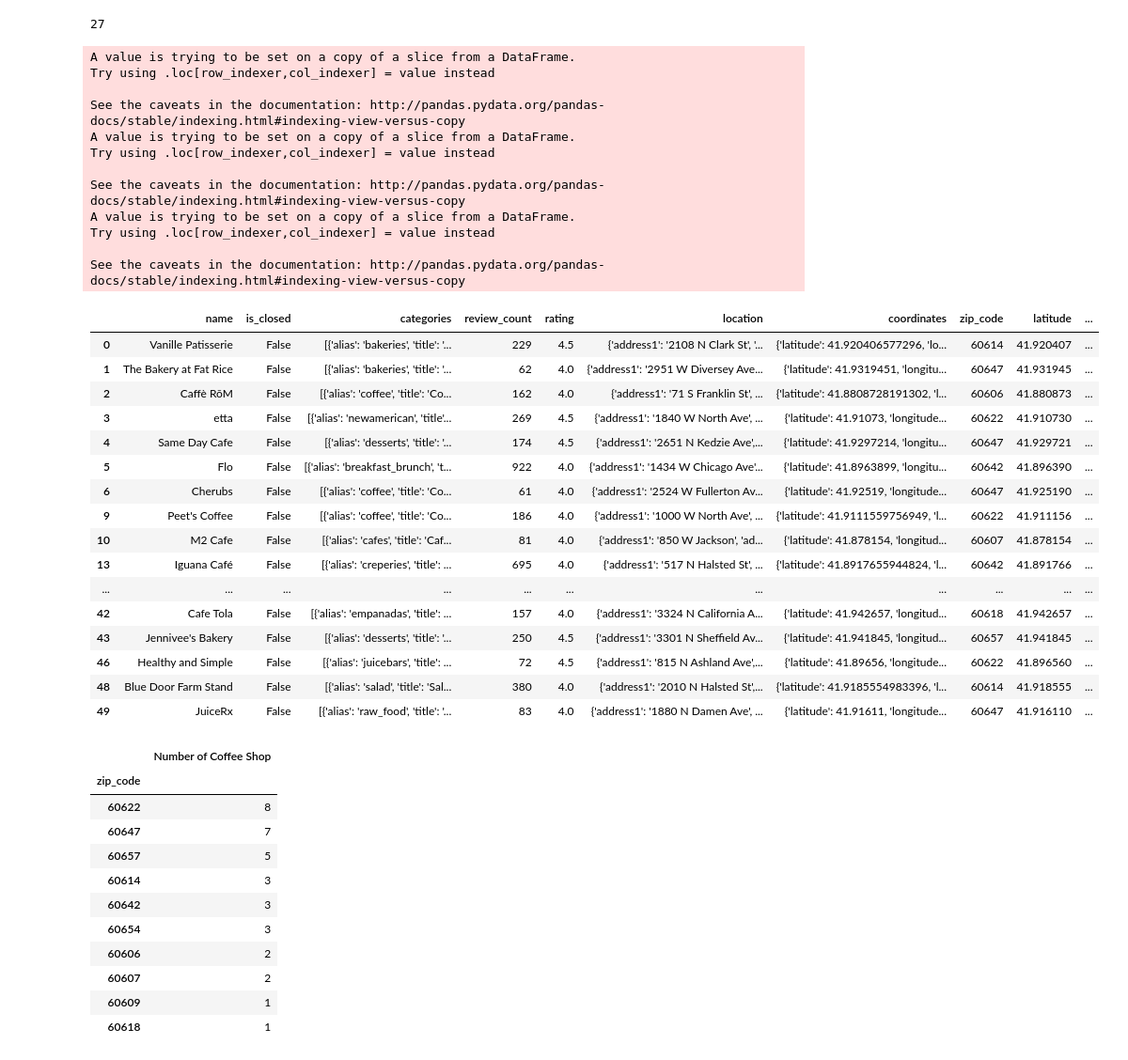
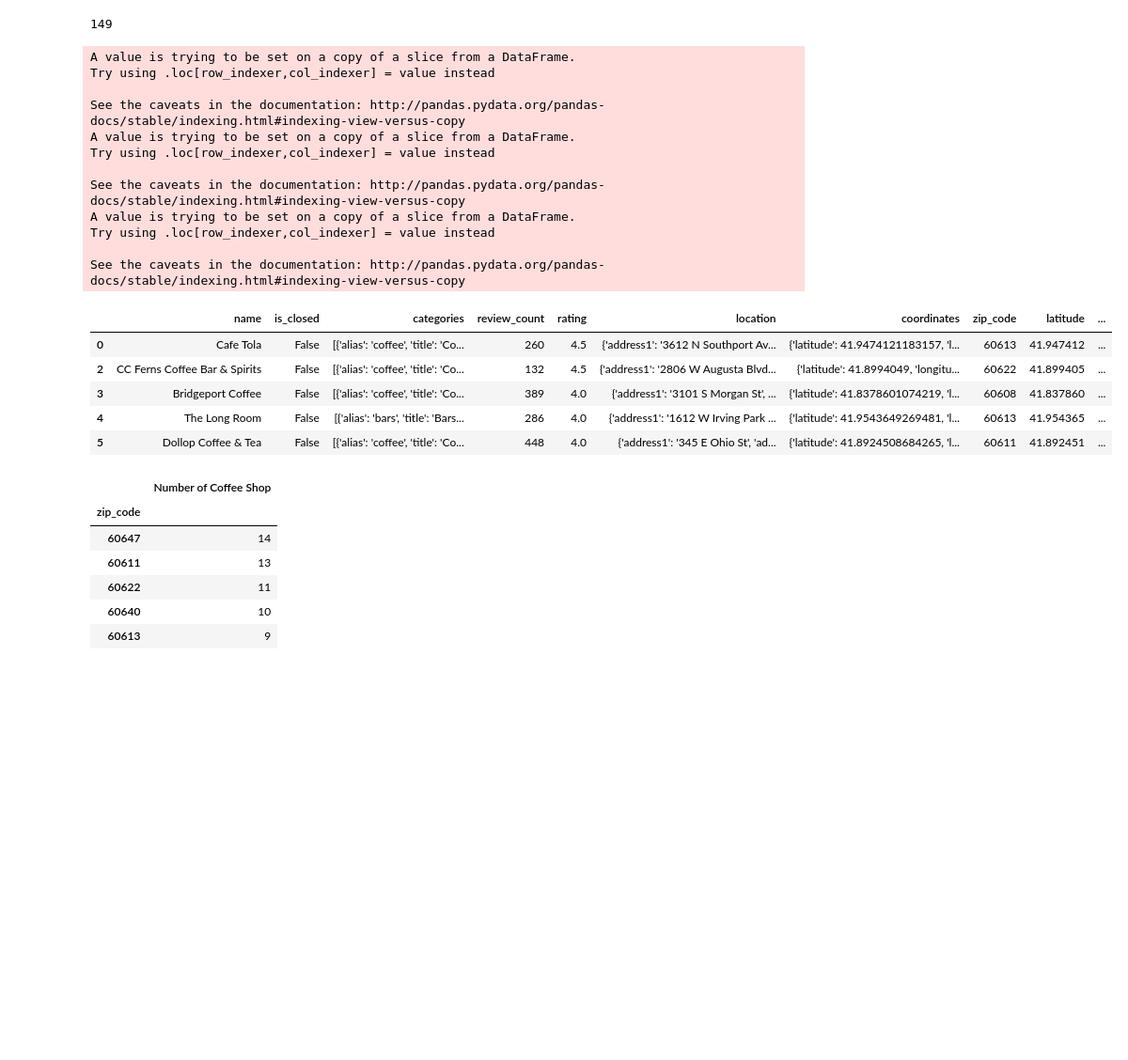
Before and after one commit to prathyushachalla/FindMyCoffeewithGIS, a Jupyter notebook: Xuan_testing-Copy1_KB.ipynb, the cells around one changed output. Shown: that part at 94% size. Saved outputs shown, nothing was run; the diff lists cells and outputs as text; code cells hidden in the pictures; blank space fills up the shorter version.

Commit message:
API large data size 1000

```diff
--- a/Xuan_testing-Copy1_KB.ipynb
+++ b/Xuan_testing-Copy1_KB.ipynb
@@ -49,7 +49,7 @@ if __name__ == "__main__":
 # parsing the JSON.
             else:
                 df2 = pd.DataFrame.from_dict(output_json['businesses'])
-                business_data = df_first.append(df2)
+                business_data = business_data.append(df2)
 # The conditional statement above is so that I can append my results into a single dataframe, to
 # save into a single csv document.
         except AttributeError:
@@ -164,68 +141,55 @@ fig1
 # %% [output]
 [interactive output not drawn]
 # %%
-#
-#Give a requirement on how to define a good coffee shop
-great_coffee_shop = good_coffee_df.loc[(good_coffee_df["review_count"]>50) &
-                                       ( good_coffee_df["rating"] >=4.0)]
+### Pick up coffee shop with better rate and enough reviews number ###
+great_coffee_shop = good_coffee_df.loc[(good_coffee_df["review_count"] > 50) &
+                                       ( good_coffee_df["rating"] >= 4.0)]
 
-#How many coffee shops we have
-num_coffee_shop = great_coffee_shop['name'].count()
-num_coffee_shop
+num_great_coffee_shop = great_coffee_shop['name'].count()
+num_great_coffee_shop
 # %% [output]
-27
+149
 # %%
-zip_list = []
-lat_list = []
-lng_list = []
+zip_list_great_coffee_shop = []
+lat_list_great_coffee_shop = []
+lng_list_great_coffee_shop = []
 
-for i in range(0, num_coffee_shop):
+for i in range(0, num_great_coffee_shop):
 
     temp_zip = great_coffee_shop["location"].iloc[i]["zip_code"]
-    zip_list.append(temp_zip)
+    zip_list_great_coffee_shop.append(temp_zip)
 
     temp_lat = great_coffee_shop["coordinates"].iloc[i]["latitude"]
-    lat_list.append(temp_lat)
+    lat_list_great_coffee_shop.append(temp_lat)
 
     temp_lng = great_coffee_shop["coordinates"].iloc[i]["longitude"]
-    lng_list.append(temp_lng)
+    lng_list_great_coffee_shop.append(temp_lng)
 
 #Re-organize the dataframe
-great_coffee_shop['zip_code'] = zip_list
-great_coffee_shop['latitude'] = lat_list
-great_coffee_shop['longitude'] = lng_list
+great_coffee_shop['zip_code'] = zip_list_great_coffee_shop
+great_coffee_shop['latitude'] = lat_list_great_coffee_shop
+great_coffee_shop['longitude'] = lng_list_great_coffee_shop
 
-great_coffee_shop
+great_coffee_shop.head()
 # %% [output]
 A value is trying to be set on a copy of a slice from a DataFrame.
 Try using .loc[row_indexer,col_indexer] = value instead
 
 See the caveats in the documentation: http://pandas.pydata.org/pandas-docs/stable/indexing.html#indexing-view-versus-copy
 A value is trying to be set on a copy of a slice from a DataFrame.
 Try using .loc[row_indexer,col_indexer] = value instead
 
 See the caveats in the documentation: http://pandas.pydata.org/pandas-docs/stable/indexing.html#indexing-view-versus-copy
 A value is trying to be set on a copy of a slice from a DataFrame.
 Try using .loc[row_indexer,col_indexer] = value instead
 
 See the caveats in the documentation: http://pandas.pydata.org/pandas-docs/stable/indexing.html#indexing-view-versus-copy
 |  | name | is_closed | categories | review_count | rating | location | coordinates | zip_code | latitude | ... |
-| 0 | Vanille Patisserie | False | [{'alias': 'bakeries', 'title': '... | 229 | 4.5 | {'address1': '2108 N Clark St', '... | {'latitude': 41.920406577296, 'lo... | 60614 | 41.920407 | ... |
-| 1 | The Bakery at Fat Rice | False | [{'alias': 'bakeries', 'title': '... | 62 | 4.0 | {'address1': '2951 W Diversey Ave... | {'latitude': 41.9319451, 'longitu... | 60647 | 41.931945 | ... |
-| 2 | Caffè RōM | False | [{'alias': 'coffee', 'title': 'Co... | 162 | 4.0 | {'address1': '71 S Franklin St', ... | {'latitude': 41.8808728191302, 'l... | 60606 | 41.880873 | ... |
-| 3 | etta | False | [{'alias': 'newamerican', 'title'... | 269 | 4.5 | {'address1': '1840 W North Ave', ... | {'latitude': 41.91073, 'longitude... | 60622 | 41.910730 | ... |
-| 4 | Same Day Cafe | False | [{'alias': 'desserts', 'title': '... | 174 | 4.5 | {'address1': '2651 N Kedzie Ave',... | {'latitude': 41.9297214, 'longitu... | 60647 | 41.929721 | ... |
-| 5 | Flo | False | [{'alias': 'breakfast_brunch', 't... | 922 | 4.0 | {'address1': '1434 W Chicago Ave'... | {'latitude': 41.8963899, 'longitu... | 60642 | 41.896390 | ... |
-| 6 | Cherubs | False | [{'alias': 'coffee', 'title': 'Co... | 61 | 4.0 | {'address1': '2524 W Fullerton Av... | {'latitude': 41.92519, 'longitude... | 60647 | 41.925190 | ... |
-| 9 | Peet's Coffee | False | [{'alias': 'coffee', 'title': 'Co... | 186 | 4.0 | {'address1': '1000 W North Ave', ... | {'latitude': 41.9111559756949, 'l... | 60622 | 41.911156 | ... |
-| 10 | M2 Cafe | False | [{'alias': 'cafes', 'title': 'Caf... | 81 | 4.0 | {'address1': '850 W Jackson', 'ad... | {'latitude': 41.878154, 'longitud... | 60607 | 41.878154 | ... |
-| 13 | Iguana Café | False | [{'alias': 'creperies', 'title': ... | 695 | 4.0 | {'address1': '517 N Halsted St', ... | {'latitude': 41.8917655944824, 'l... | 60642 | 41.891766 | ... |
-| ... | ... | ... | ... | ... | ... | ... | ... | ... | ... | ... |
-| 42 | Cafe Tola | False | [{'alias': 'empanadas', 'title': ... | 157 | 4.0 | {'address1': '3324 N California A... | {'latitude': 41.942657, 'longitud... | 60618 | 41.942657 | ... |
-| 43 | Jennivee's Bakery | False | [{'alias': 'desserts', 'title': '... | 250 | 4.5 | {'address1': '3301 N Sheffield Av... | {'latitude': 41.941845, 'longitud... | 60657 | 41.941845 | ... |
-| 46 | Healthy and Simple | False | [{'alias': 'juicebars', 'title': ... | 72 | 4.5 | {'address1': '815 N Ashland Ave',... | {'latitude': 41.89656, 'longitude... | 60622 | 41.896560 | ... |
-| 48 | Blue Door Farm Stand | False | [{'alias': 'salad', 'title': 'Sal... | 380 | 4.0 | {'address1': '2010 N Halsted St',... | {'latitude': 41.9185554983396, 'l... | 60614 | 41.918555 | ... |
-| 49 | JuiceRx | False | [{'alias': 'raw_food', 'title': '... | 83 | 4.0 | {'address1': '1880 N Damen Ave', ... | {'latitude': 41.91611, 'longitude... | 60647 | 41.916110 | ... |
+| 0 | Cafe Tola | False | [{'alias': 'coffee', 'title': 'Co... | 260 | 4.5 | {'address1': '3612 N Southport Av... | {'latitude': 41.9474121183157, 'l... | 60613 | 41.947412 | ... |
+| 2 | CC Ferns Coffee Bar & Spirits | False | [{'alias': 'coffee', 'title': 'Co... | 132 | 4.5 | {'address1': '2806 W Augusta Blvd... | {'latitude': 41.8994049, 'longitu... | 60622 | 41.899405 | ... |
+| 3 | Bridgeport Coffee | False | [{'alias': 'coffee', 'title': 'Co... | 389 | 4.0 | {'address1': '3101 S Morgan St', ... | {'latitude': 41.8378601074219, 'l... | 60608 | 41.837860 | ... |
+| 4 | The Long Room | False | [{'alias': 'bars', 'title': 'Bars... | 286 | 4.0 | {'address1': '1612 W Irving Park ... | {'latitude': 41.9543649269481, 'l... | 60613 | 41.954365 | ... |
+| 5 | Dollop Coffee & Tea | False | [{'alias': 'coffee', 'title': 'Co... | 448 | 4.0 | {'address1': '345 E Ohio St', 'ad... | {'latitude': 41.8924508684265, 'l... | 60611 | 41.892451 | ... |
 # %%
 #Group by zip_code
 great_coffee_by_zip = great_coffee_shop.groupby('zip_code')
@@ -235,17 +199,12 @@ great_coffee_by_zip_df = pd.DataFrame(num_coffee_by_zip)
 great_coffee_by_zip_df = great_coffee_by_zip_df.rename(columns={"name":"Number of Coffee Shop"})
 great_coffee_by_zip_df.sort_values(by = "Number of Coffee Shop",ascending=False, inplace=True)
 
-great_coffee_by_zip_df
+great_coffee_by_zip_df.head()
 # %% [output]
 |  | Number of Coffee Shop |
 | zip_code |  |
-| 60622 | 8 |
-| 60647 | 7 |
-| 60657 | 5 |
-| 60614 | 3 |
-| 60642 | 3 |
-| 60654 | 3 |
-| 60606 | 2 |
-| 60607 | 2 |
-| 60609 | 1 |
-| 60618 | 1 |
+| 60647 | 14 |
+| 60611 | 13 |
+| 60622 | 11 |
+| 60640 | 10 |
+| 60613 | 9 |
```
Also changed, not shown: parts of 22 cells of this notebook.
